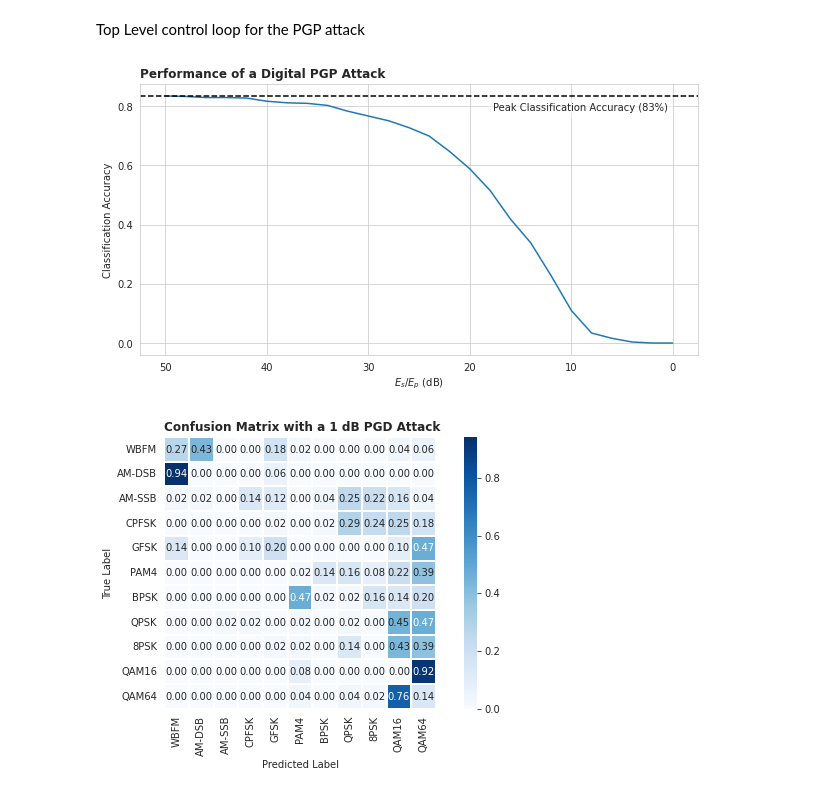
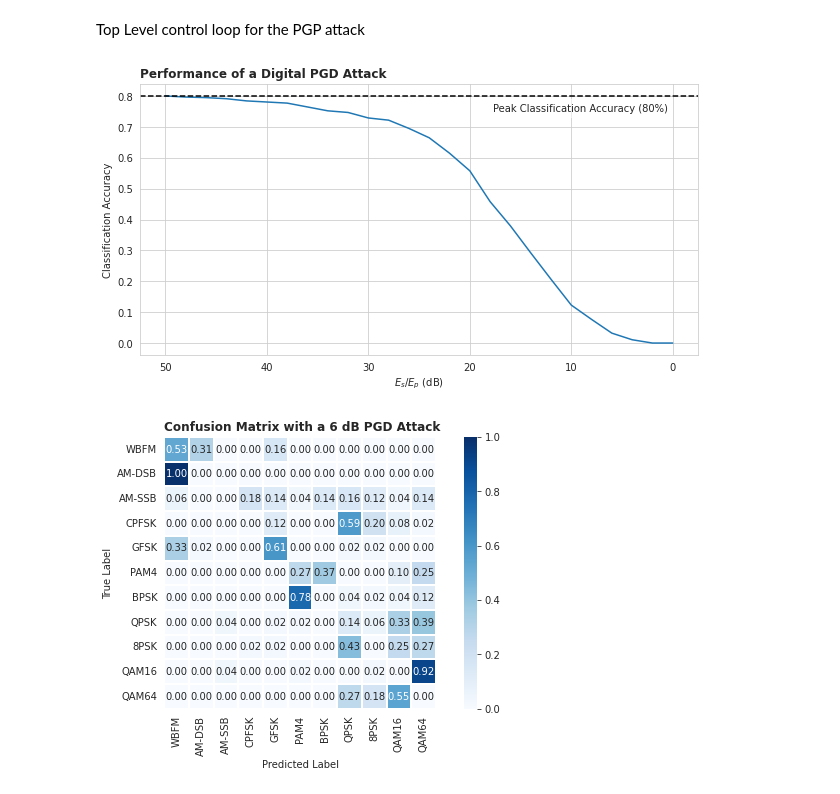
Before and after one commit to ongtiongheng/rfml, a Jupyter notebook: flower_module2_solutions_with_attack_PGD_FGSM_CNN.ipynb, the cells around one changed output. Cells and saved outputs as stored; diff of their text form; code cells hidden in the pictures.

```diff
--- a/flower_module2_solutions_with_attack_PGD_FGSM_CNN.ipynb
+++ b/flower_module2_solutions_with_attack_PGD_FGSM_CNN.ipynb
@@ -659,6 +655,7 @@ Strip the data down to only the highest SNR (18 dB in RML2016.10a). This ensures
 # %%
 mask = test.df["SNR"] >= 18
 dl = DataLoader(test.as_torch(le=le, mask=mask), shuffle=True, batch_size=512)
+spr = 6  # Signal to Pertubation raito in dB
 # %% [markdown]
 Top Level control loop for the FGSM attack
 # %%
@@ -707,7 +704,7 @@ plt.show()
 Constructing a Confusion Matrix
 The model breaks down in a way that generally intuitively makes sense to the expert eye with knowledge of the underlying signal formats. The analog signals are confused for other analog signals, the PSK/QAM signals are confused for other PSK/QAMs with differing modulation orders, etc. This behavior was examined more closely for targeted adversarial attacks in [Bair et al.] where it was found that the adversarial distance [Papernot et al.], or put more simply, the adversarial perturbation power required to "transform" 50% of the input examples from a source to target class, could be used in a spectral clustering algorithm to recover the relationships between the signal formats.
 # %%
-spr = 1  # dB # Signal to Perturbation Ratio in DB, typically Sample to Signal size is set to 8
+spr = 6  # dB # Signal to Perturbation Ratio in DB, typically Sample to Signal size is set to 2
 # %%
 
 
@@ -779,7 +776,7 @@ model.eval()
 
 acc_vs_spr = list()
 sprs = list()
-k = 7 # Number of iterations to use for the attack
+k = 10 # Number of iterations to use for the attack
 for spr in np.linspace(50.0, 0.0, num=26):
     right = 0
     total = 0
@@ -804,7 +801,7 @@ for spr in np.linspace(50.0, 0.0, num=26):
 
 fig = plot_acc_vs_spr(acc_vs_spr=acc_vs_spr,
                       spr=sprs,
-                      title="Performance of a Digital PGP Attack"
+                      title="Performance of a Digital PGD Attack"
                      )
 if fig_dir is not None:
     file_path = "{fig_dir}/direct_access_pgd.pdf".format(fig_dir=fig_dir)
@@ -812,36 +809,36 @@ if fig_dir is not None:
     fig.savefig(file_path, format="pdf", transparent=True)
 plt.show()
 # %% [output]
-[figure, old version]
+[figure, new version]
 # %%
-spr = 1 #signal to perturbation ratio in DB
+spr = 6 #signal to perturbation ratio in DB
 # %%
 #spr = 18  # dB
 
 predictions = list()
 labels = list()
 for x, y in dl:
     # Before crafting an attack on X, ensure that it is normalized to have a
     # specified power -- RML2016.10a fluctuates a bit, especially on AM-SSB,
     # which will cause the attack intensity to be incorrect.
     x = _normalize(x)
     adv_x = fgsm(x, y, spr=spr, input_size=input_samples, sps=1, net=model)
 
     # Ensure that we've accurately represented the attack power
-    _sanity_check(desired_spr=spr, adv_x=adv_x, x=x)
+    #_sanity_check(desired_spr=spr, adv_x=adv_x, x=x)
 
     _predictions = model.predict(adv_x)
     predictions.extend(_predictions.detach().numpy())
     labels.extend(y)
 
 cmn = _confusion_matrix(predictions=predictions, labels=labels, le=le)
 
 title = "Confusion Matrix with a {spr} dB PGD Attack".format(spr=spr)
 fig = plot_confusion(cm=cmn, labels=le.labels, title=title)
 if fig_dir is not None:
     file_path = "{fig_dir}/pgd_confusion_matrix.pdf"
     print("Saving Figure -> {file_path}".format(file_path=file_path))
     fig.savefig(file_path, format="pdf", transparent=True)
 plt.show()
 # %% [output]
-[figure, old version]
+[figure, new version]
```
Also changed, not shown: parts of 17 cells of this notebook.
